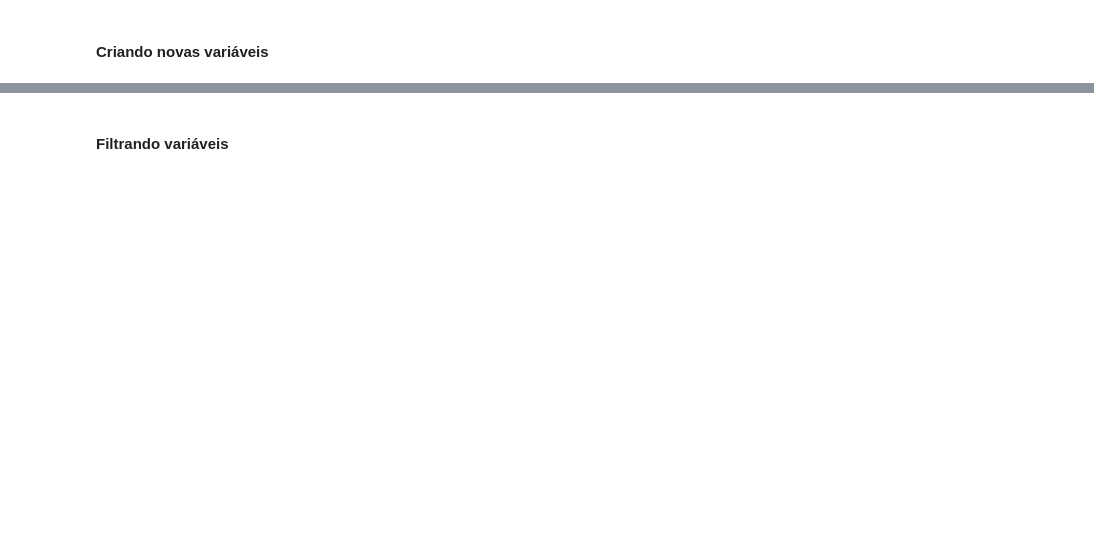
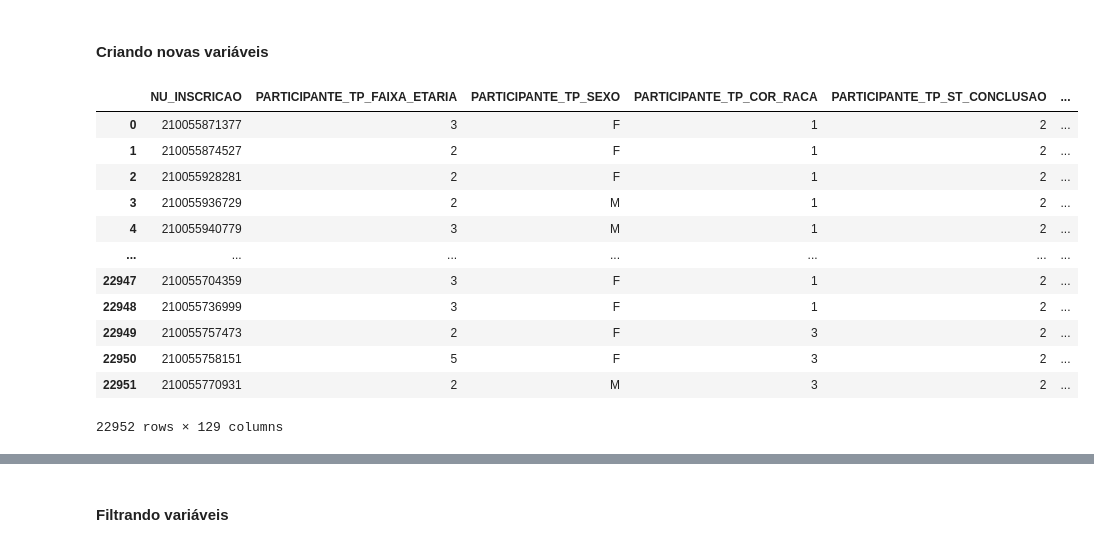
Before and after one commit to jv-porto/projeto-analise-habitos-estudo-enem, a Jupyter notebook: notebooks/projeto_ml_analise.ipynb, the cells around one changed output, grey strips where cells are left out. Drawn from its saved outputs; the diff is of its cells as text; code cells hidden in the pictures; blank space fills up the shorter version.

```diff
--- a/notebooks/projeto_ml_analise.ipynb
+++ b/notebooks/projeto_ml_analise.ipynb
@@ -281,22 +323,36 @@ def get_mediana_renda_per_capita(vetor_renda_total: pd.Series, vetor_tamanho_gru
 # %%
 updated_aggregated_df.loc[:, 'PARTICIPANTE_REGIAO_ESCOLA'] = get_regiao_uf(updated_aggregated_df['PARTICIPANTE_SG_UF_ESC'])
 
 updated_aggregated_df.loc[:, 'NOTAS_NU_NOTA_MEDIA'] = pd.Series(map(lambda x: round(x, 2), (updated_aggregated_df['NOTAS_NU_NOTA_CN'] + updated_aggregated_df['NOTAS_NU_NOTA_CH'] + updated_aggregated_df['NOTAS_NU_NOTA_LC'] + updated_aggregated_df['NOTAS_NU_NOTA_MT'] + updated_aggregated_df['NOTAS_NU_NOTA_REDACAO']) / 5))
 
 updated_aggregated_df.loc[:, 'NOTAS_NU_NOTA_CONCEITO'] = get_nota_conceito(updated_aggregated_df['NOTAS_NU_NOTA_MEDIA'], 0.25)
 
 updated_aggregated_df.loc[:, 'NOTAS_NU_ACERTOS_CN'] = count_acertos('CN', updated_aggregated_df['NOTAS_TX_RESPOSTAS_CN'], updated_aggregated_df['NOTAS_TX_GABARITO_CN'])
 updated_aggregated_df.loc[:, 'NOTAS_NU_ACERTOS_CH'] = count_acertos('CH', updated_aggregated_df['NOTAS_TX_RESPOSTAS_CH'], updated_aggregated_df['NOTAS_TX_GABARITO_CH'])
-updated_aggregated_df.loc[:, 'NOTAS_NU_ACERTOS_LC'] = count_acertos('LC', updated_aggregated_df['NOTAS_TX_RESPOSTAS_LC'], updated_aggregated_df['NOTAS_TX_GABARITO_LC'], updated_aggregated_df['NOTAS_TP_LINGUA'])
+updated_aggregated_df.loc[:, 'NOTAS_NU_ACERTOS_LC'] = count_acertos('LC', updated_aggregated_df['NOTAS_TX_RESPOSTAS_LC'], updated_aggregated_df['NOTAS_TX_GABARITO_LC'], updated_aggregated_df['PARTICIPANTE_TP_LINGUA'])
 updated_aggregated_df.loc[:, 'NOTAS_NU_ACERTOS_MT'] = count_acertos('MT', updated_aggregated_df['NOTAS_TX_RESPOSTAS_MT'], updated_aggregated_df['NOTAS_TX_GABARITO_MT'])
 
 updated_aggregated_df.loc[:, 'NOTAS_NU_ACERTOS_TOTAL'] = updated_aggregated_df['NOTAS_NU_ACERTOS_CN'] + updated_aggregated_df['NOTAS_NU_ACERTOS_CH'] + updated_aggregated_df['NOTAS_NU_ACERTOS_LC'] + updated_aggregated_df['NOTAS_NU_ACERTOS_MT']
 updated_aggregated_df.loc[:, 'NOTAS_NU_ACERTOS_MEDIO'] = round(updated_aggregated_df['NOTAS_NU_ACERTOS_TOTAL'] / 4, 2)
 
 updated_aggregated_df.loc[:, 'PARTICIPANTE_RENDA_PER_CAPITA'] = get_mediana_renda_per_capita(updated_aggregated_df['PARTICIPANTE_Q006'], updated_aggregated_df['PARTICIPANTE_Q005'])
 
 
 updated_aggregated_df
+# %% [output]
+|  | NU_INSCRICAO | PARTICIPANTE_TP_FAIXA_ETARIA | PARTICIPANTE_TP_SEXO | PARTICIPANTE_TP_COR_RACA | PARTICIPANTE_TP_ST_CONCLUSAO | ... |
+| 0 | 210055871377 | 3 | F | 1 | 2 | ... |
+| 1 | 210055874527 | 2 | F | 1 | 2 | ... |
+| 2 | 210055928281 | 2 | F | 1 | 2 | ... |
+| 3 | 210055936729 | 2 | M | 1 | 2 | ... |
+| 4 | 210055940779 | 3 | M | 1 | 2 | ... |
+| ... | ... | ... | ... | ... | ... | ... |
+| 22947 | 210055704359 | 3 | F | 1 | 2 | ... |
+| 22948 | 210055736999 | 3 | F | 1 | 2 | ... |
+| 22949 | 210055757473 | 2 | F | 3 | 2 | ... |
+| 22950 | 210055758151 | 5 | F | 3 | 2 | ... |
+| 22951 | 210055770931 | 2 | M | 3 | 2 | ... |
+22952 rows × 129 columns
 # %%
 def get_hab_estudo_category_values(df: pd.DataFrame) -> pd.DataFrame:
     '''
```
Also changed, not shown: parts of 68 cells of this notebook, 5 other files.
